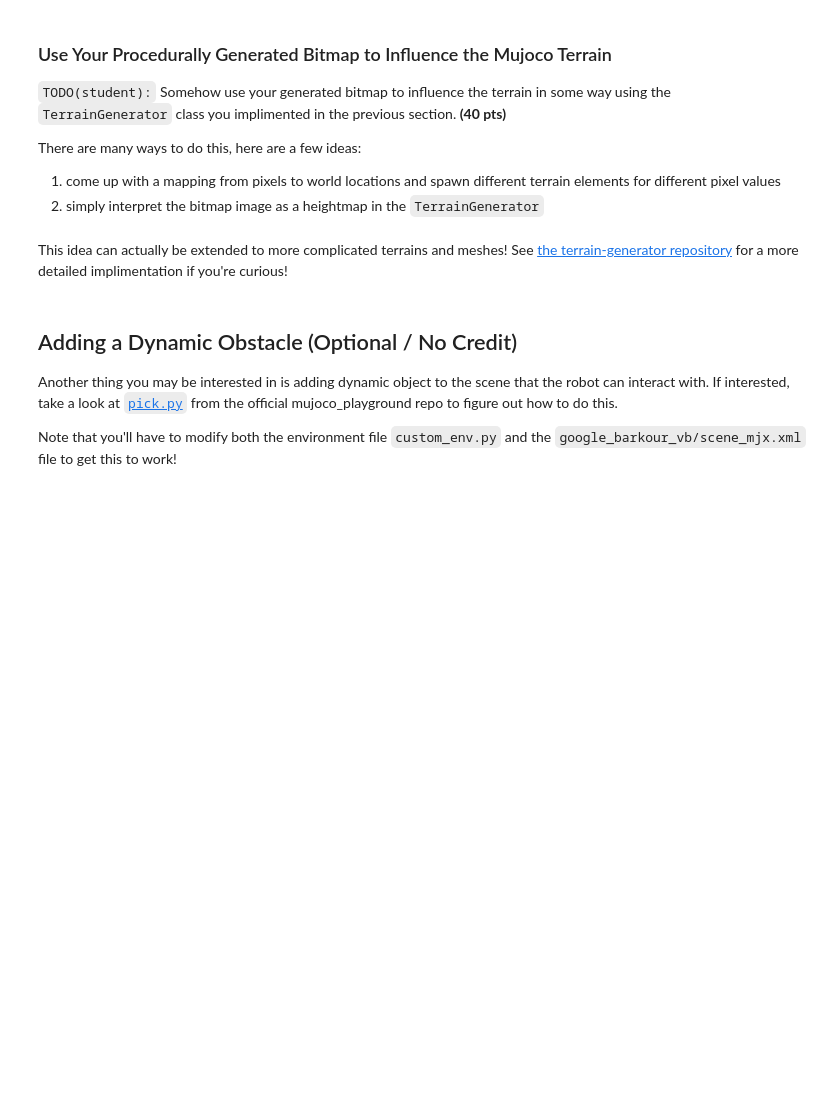
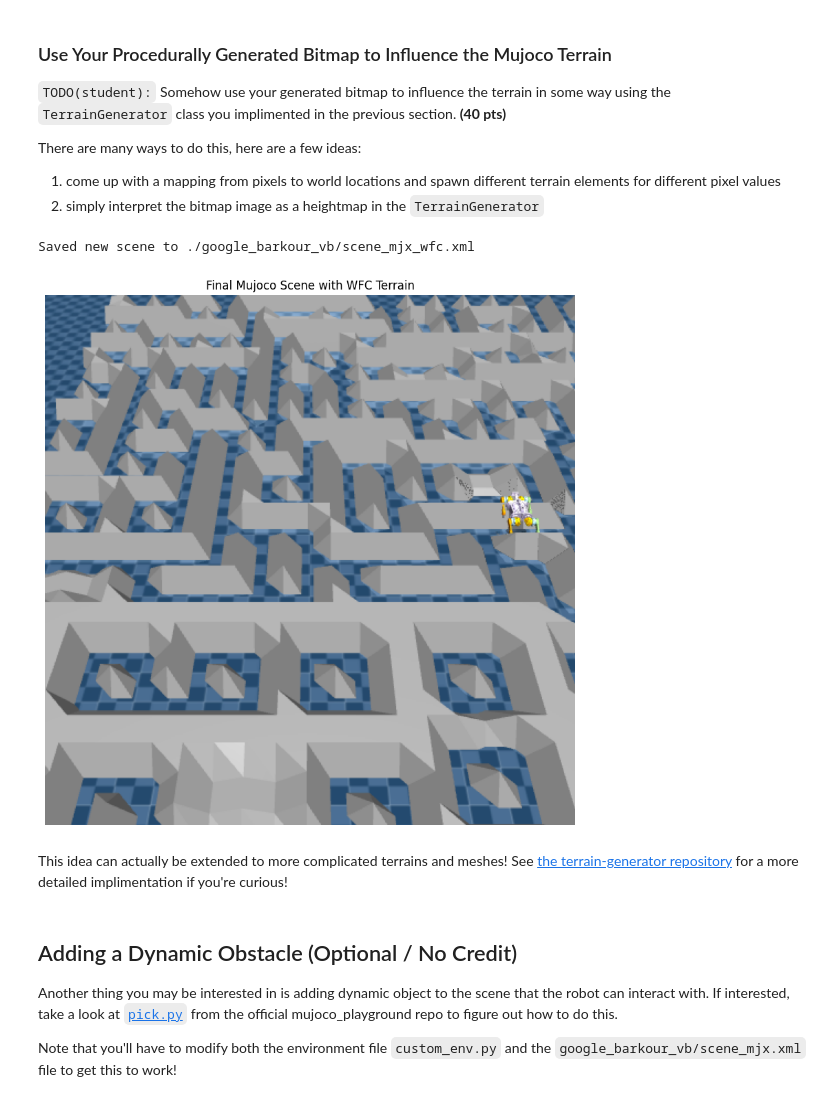
Before and after one commit to JustinMLu/cse598, a Jupyter notebook: lab04-terrain-randomization/04_lab_student.ipynb, the cells around one changed output. Saved outputs shown, nothing was run; the diff lists cells and outputs as text; code cells hidden in the pictures; blank space fills up the shorter version.

```diff
--- a/lab04-terrain-randomization/04_lab_student.ipynb
+++ b/lab04-terrain-randomization/04_lab_student.ipynb
@@ -437,6 +444,52 @@ There are many ways to do this, here are a few ideas:
 2. simply interpret the bitmap image as a heightmap in the `TerrainGenerator`
 # %%
 # TODO: Display your final mujoco scene here
+from terrain_generator_student import TerrainGenerator
+from custom_env import GoogleBarkourEnv
+import matplotlib.pyplot as plt
+from PIL import Image
+import jax
+
+# 1. Setup the TerrainGenerator
+input_scene_path = "./google_barkour_vb/scene_mjx.xml"
+output_scene_path = "./google_barkour_vb/scene_mjx_wfc.xml"
+tg = TerrainGenerator(input_scene_path, output_scene_path)
+
+# 2. Add the heightfield from your generated bitmap
+# Feel free to change the parameters like position, size, and height_scale
+tg.AddHeighFieldFromImage(
+    input_img="out_bitmap_wfc.png",
+    output_hfield_image="hfield_wfc.png",
+    position=[0, 0, -0.1],
+    size=[15, 15],
+    height_scale=0.4,
+    invert_gray=True  # This makes paths (originally white/0) lower than walls (black/1)
+)
+
+# 3. Save the new XML scene file
+tg.Save()
+print(f"Saved new scene to {output_scene_path}")
+
+# 4. Load the environment with the new scene and render it
+env_wfc = envs.get_environment("barkour", scene_file="scene_mjx_wfc.xml")
+
+# JIT the reset and step functions for performance
+jit_reset = jax.jit(env_wfc.reset)
+jit_step = jax.jit(env_wfc.step)
+
+# Reset the environment to get the initial state
+state = jit_reset(jax.random.PRNGKey(0))
+
+# Render the scene from a good viewpoint
+img = env_wfc.render([state.pipeline_state], camera='scene', width=480, height=480)[0]
+plt.figure(figsize=(10, 10))
+plt.imshow(img)
+plt.title("Final Mujoco Scene with WFC Terrain")
+plt.axis("off")
+plt.show()
+# %% [output]
+Saved new scene to ./google_barkour_vb/scene_mjx_wfc.xml
+[figure, added]
 # %% [markdown]
 This idea can actually be extended to more complicated terrains and meshes! See [the terrain-generator repository](https://github.com/leggedrobotics/terrain-generator) for a more detailed implimentation if you're curious!
 # %% [markdown]
```
Also changed, not shown: parts of 5 cells of this notebook, 7 other files.
